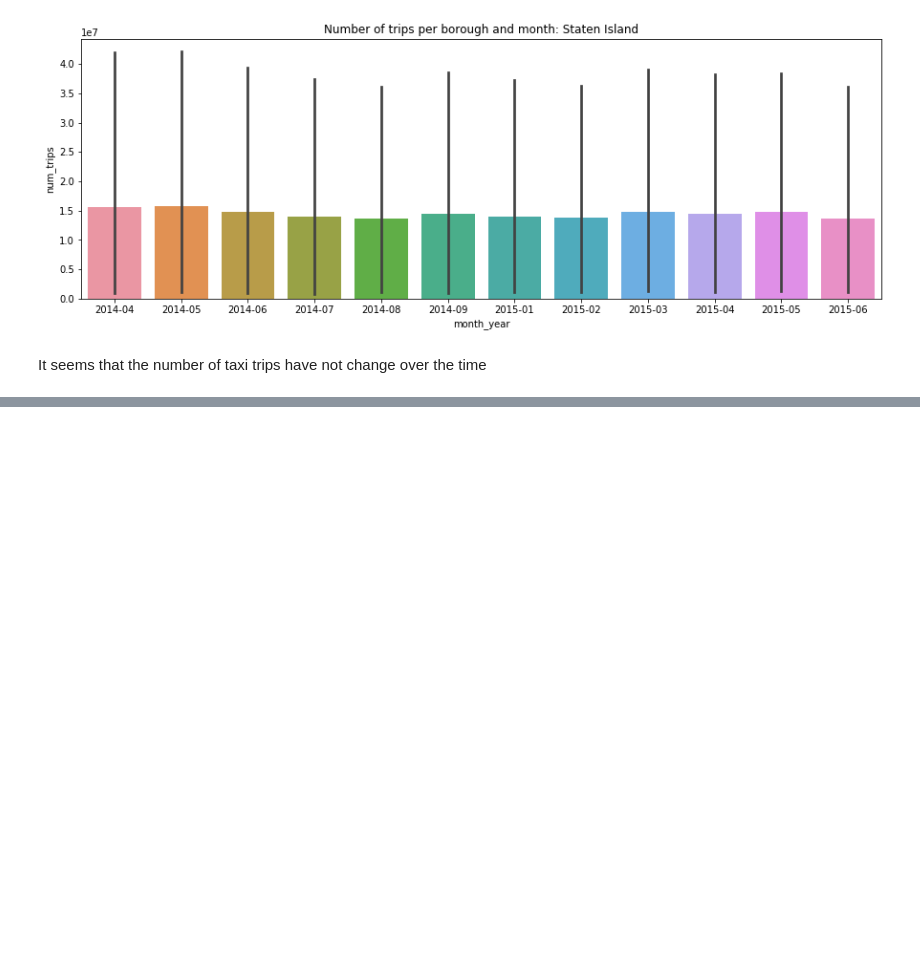
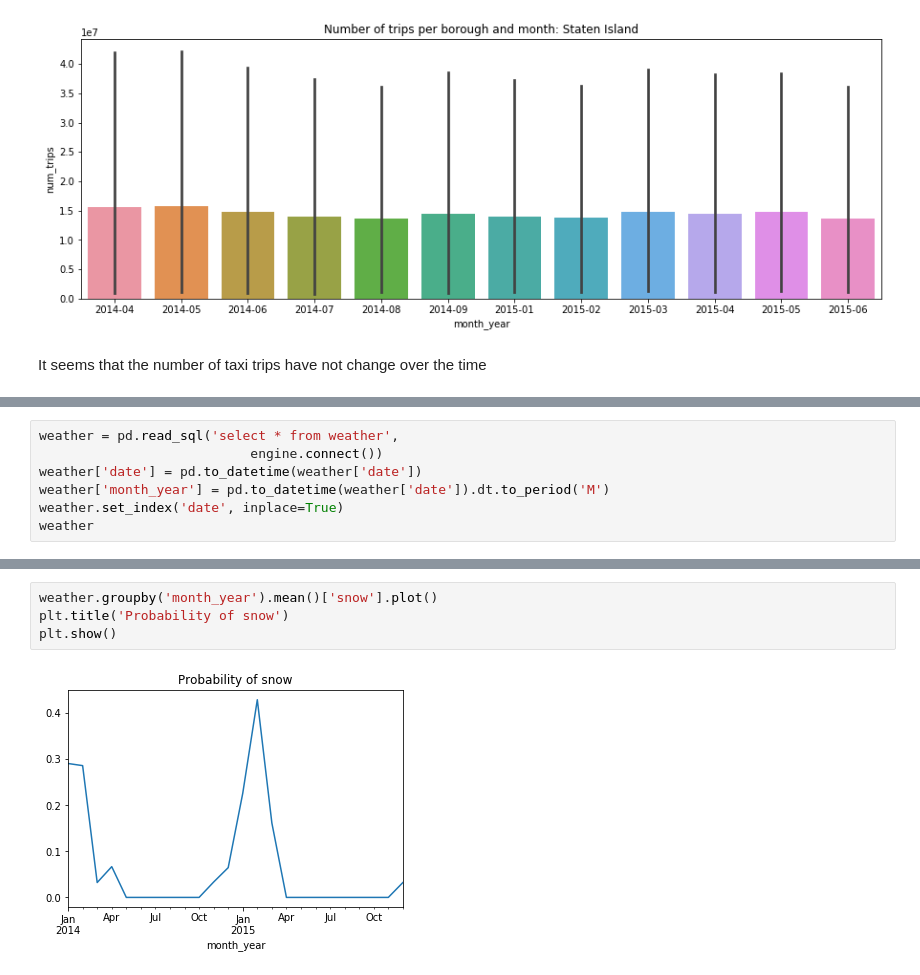
Before and after one commit to hec10r/DS4A_datathon, a Jupyter notebook: Notebooks/final.ipynb, the cells around one changed output, grey strips where cells are left out. Cells and saved outputs as stored; diff of their text form; blank space fills up the shorter version.

Commit message:
Add info about the weather

```diff
--- a/Notebooks/final.ipynb
+++ b/Notebooks/final.ipynb
@@ -347,0 +362,7 @@ It seems that the number of taxi trips have not change over the time
+# %%
+weather = pd.read_sql('select * from weather',
+                           engine.connect())
+weather['date'] = pd.to_datetime(weather['date'])
+weather['month_year'] = pd.to_datetime(weather['date']).dt.to_period('M')
+weather.set_index('date', inplace=True)
+weather
@@ -347,0 +384,6 @@ It seems that the number of taxi trips have not change over the time
+# %%
+weather.groupby('month_year').mean()['snow'].plot()
+plt.title('Probability of snow')
+plt.show()
+# %% [output]
+[figure, added]
```
Also changed, not shown: parts of 5 cells of this notebook.
